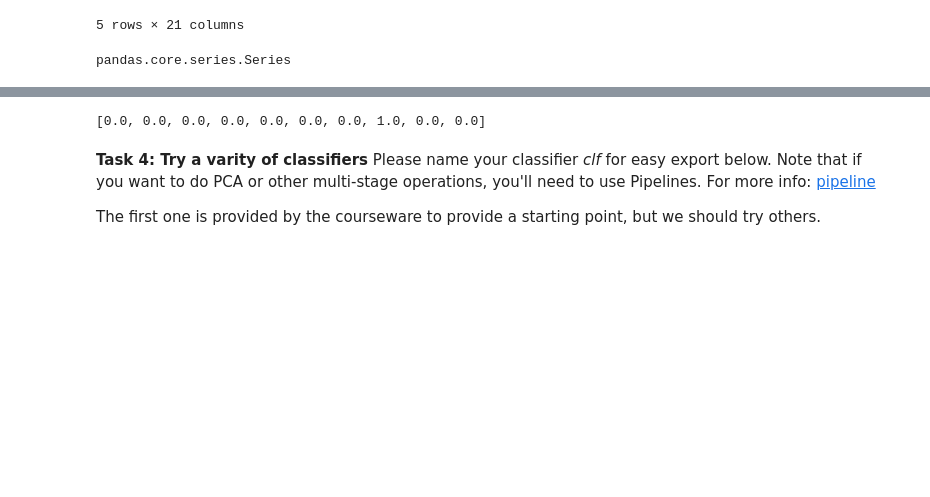
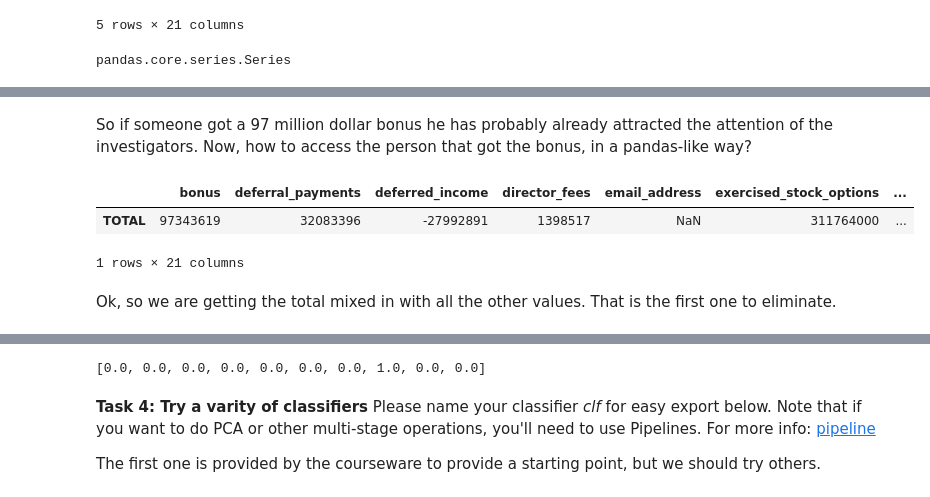
Before and after one commit to michaelreinhard/ud120-projects, a Jupyter notebook: final_project/final_project.ipynb, the cells around one changed output, grey strips where cells are left out. Drawn from its saved outputs; the diff is of its cells as text; code cells hidden in the pictures; blank space fills up the shorter version.

```diff
--- a/final_project/final_project.ipynb
+++ b/final_project/final_project.ipynb
@@ -139,0 +166,10 @@ pandas.core.series.Series
+# %% [markdown]
+So if someone got a 97 million dollar bonus he has probably already attracted the attention of the investigators. Now, how to access the person that got the bonus, in a pandas-like way?
+# %%
+df[df['bonus']==97343619.0]
+# %% [output]
+|  | bonus | deferral_payments | deferred_income | director_fees | email_address | exercised_stock_options | ... |
+| TOTAL | 97343619 | 32083396 | -27992891 | 1398517 | NaN | 311764000 | ... |
+1 rows × 21 columns
+# %% [markdown]
+Ok, so we are getting the total mixed in with all the other values. That is the first one to eliminate.
```
Also changed, not shown: parts of 24 cells of this notebook.
